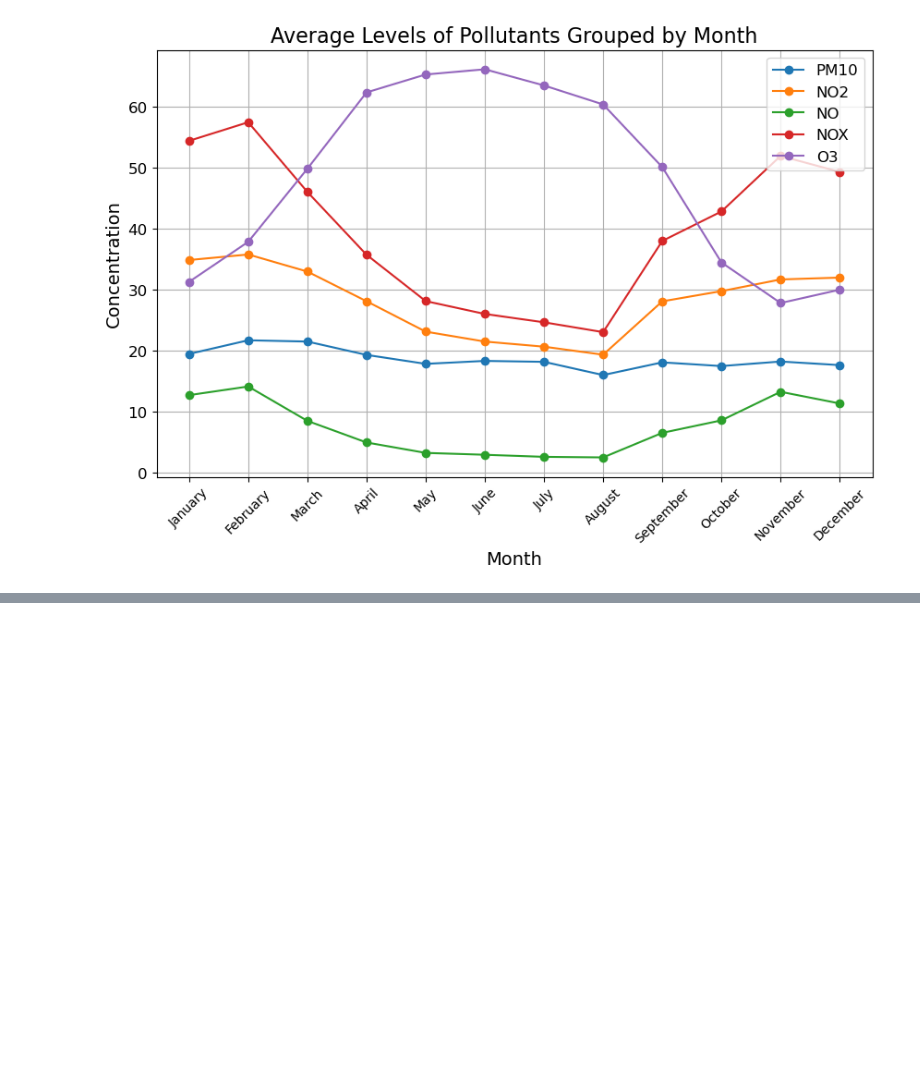
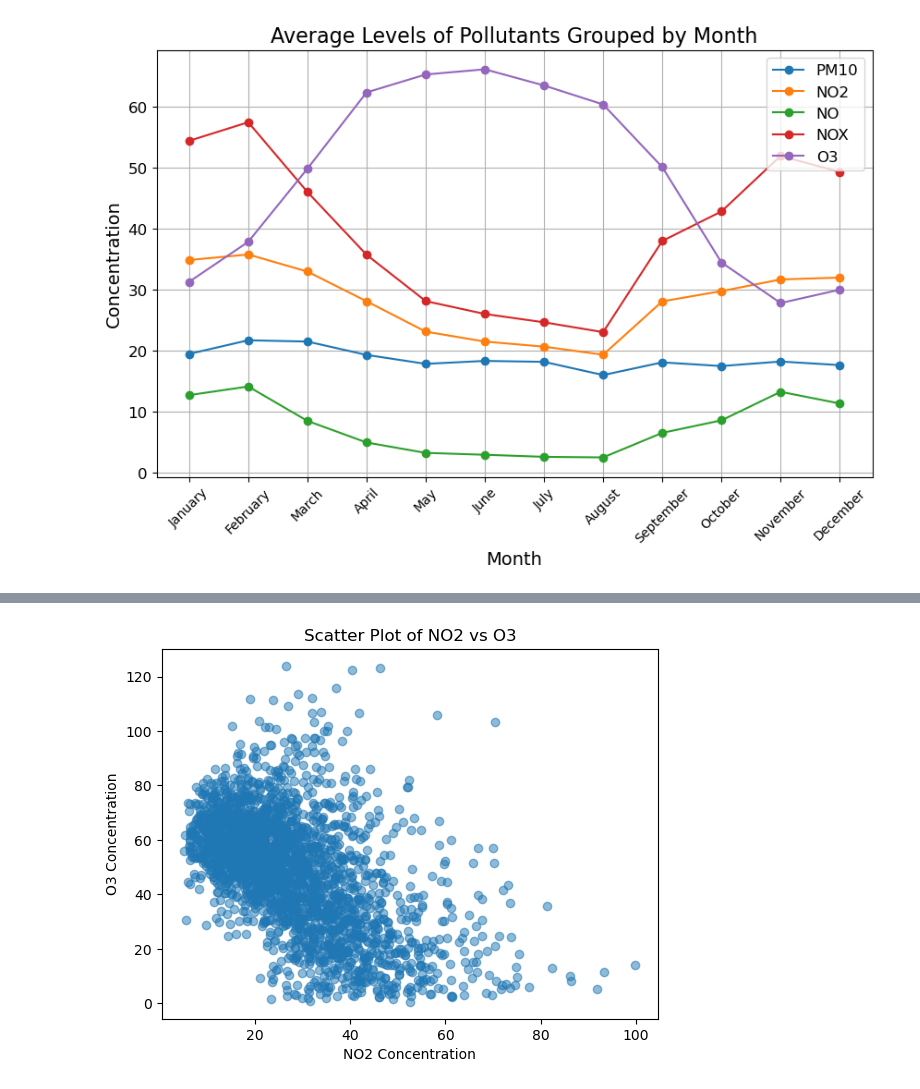
Before and after one commit to Hu9o73/green_ai_project, a Jupyter notebook: main.ipynb, the cells around one changed output, grey strips where cells are left out. Cells and saved outputs as stored; diff of their text form; code cells hidden in the pictures; blank space fills up the shorter version.

```diff
--- a/main.ipynb
+++ b/main.ipynb
@@ -47,0 +66,8 @@ qp.avgAllPolutantsPerYear(daily_df)
+# %%
+plt.scatter(daily_df['NO2'], daily_df['O3'], alpha=0.5)
+plt.xlabel('NO2 Concentration')
+plt.ylabel('O3 Concentration')
+plt.title('Scatter Plot of NO2 vs O3')
+plt.show()
+# %% [output]
+[figure, added]
```
Also changed, not shown: parts of 2 cells of this notebook.
